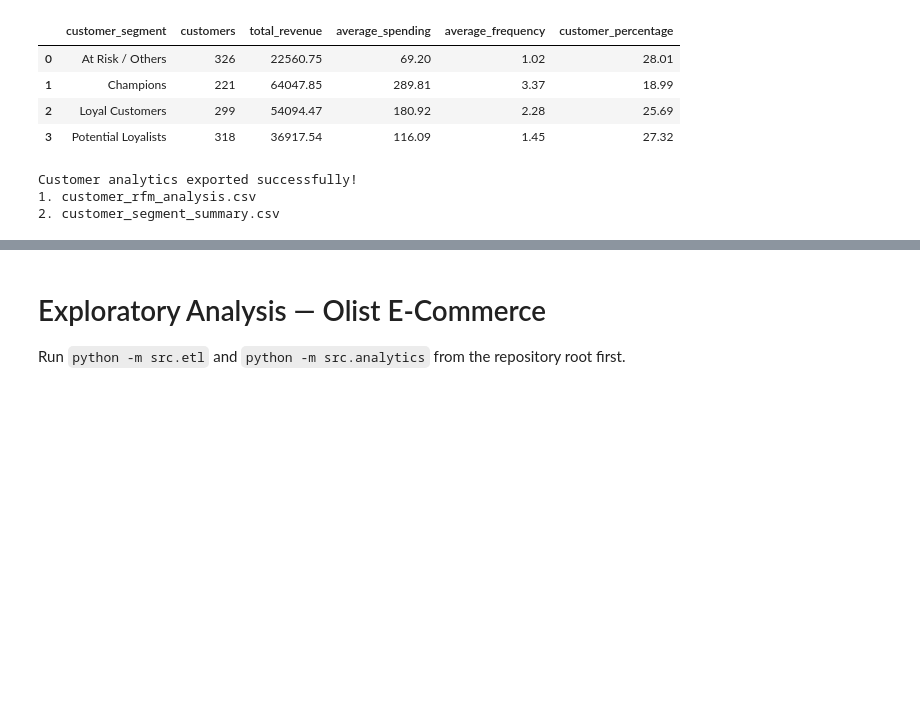
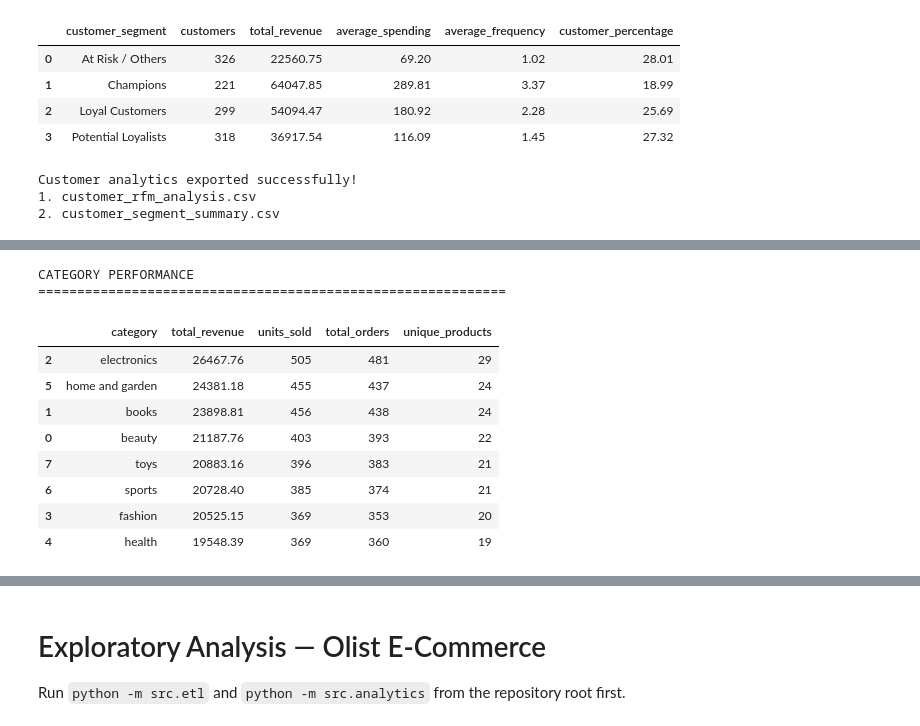
Before and after one commit to Fariha12t/ecommerce-customer-revenue-intelligence, a Jupyter notebook: notebooks/exploratory_analysis.ipynb, the cells around one changed output, grey strips where cells are left out. Saved outputs shown, nothing was run; the diff lists cells and outputs as text; code cells hidden in the pictures; blank space fills up the shorter version.

```diff
--- a/notebooks/exploratory_analysis.ipynb
+++ b/notebooks/exploratory_analysis.ipynb
@@ -724,0 +779,46 @@ Customer analytics exported successfully!
+# %%
+
+# 6.2 Category performance analysis
+
+category_summary = (
+    product_df.groupby("product_category_name_english")
+    .agg(
+        total_revenue=("revenue_including_freight", "sum"),
+        units_sold=("product_id", "count"),
+        total_orders=("order_id", "nunique"),
+        unique_products=("product_id", "nunique")
+    )
+    .reset_index()
+)
+
+category_summary = category_summary.rename(
+    columns={
+        "product_category_name_english": "category"
+    }
+)
+
+category_summary["total_revenue"] = (
+    category_summary["total_revenue"].round(2)
+)
+
+category_summary = category_summary.sort_values(
+    "total_revenue",
+    ascending=False
+)
+
+print("CATEGORY PERFORMANCE")
+print("=" * 60)
+
+display(category_summary)
+# %% [output]
+CATEGORY PERFORMANCE
+============================================================
+|  | category | total_revenue | units_sold | total_orders | unique_products |
+| 2 | electronics | 26467.76 | 505 | 481 | 29 |
+| 5 | home and garden | 24381.18 | 455 | 437 | 24 |
+| 1 | books | 23898.81 | 456 | 438 | 24 |
+| 0 | beauty | 21187.76 | 403 | 393 | 22 |
+| 7 | toys | 20883.16 | 396 | 383 | 21 |
+| 6 | sports | 20728.40 | 385 | 374 | 21 |
+| 3 | fashion | 20525.15 | 369 | 353 | 20 |
+| 4 | health | 19548.39 | 369 | 360 | 19 |
```
Also changed, not shown: parts of 8 cells of this notebook.
